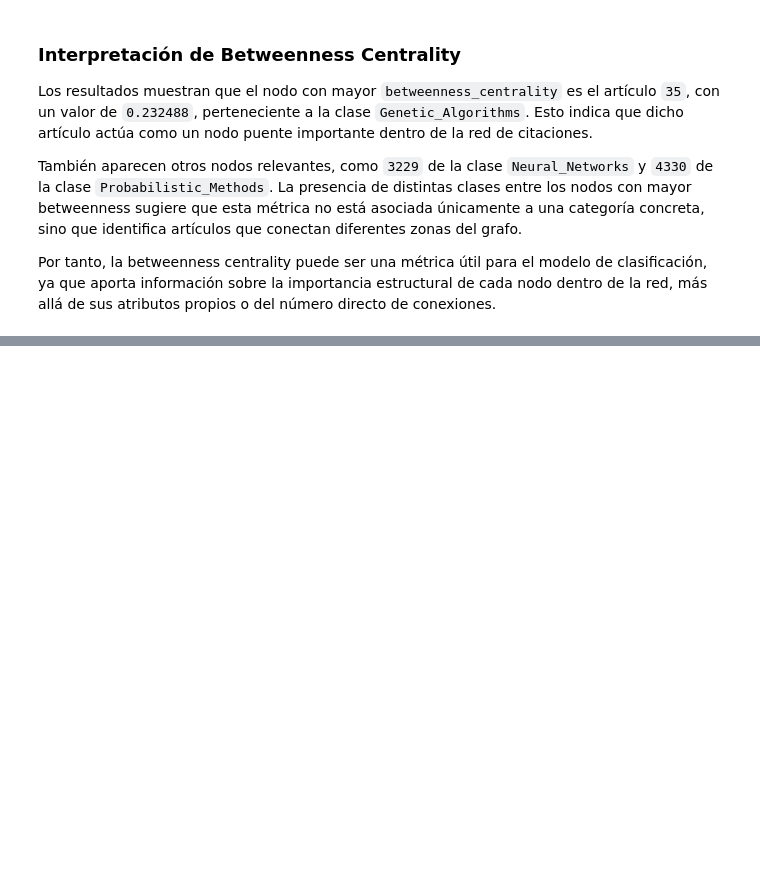
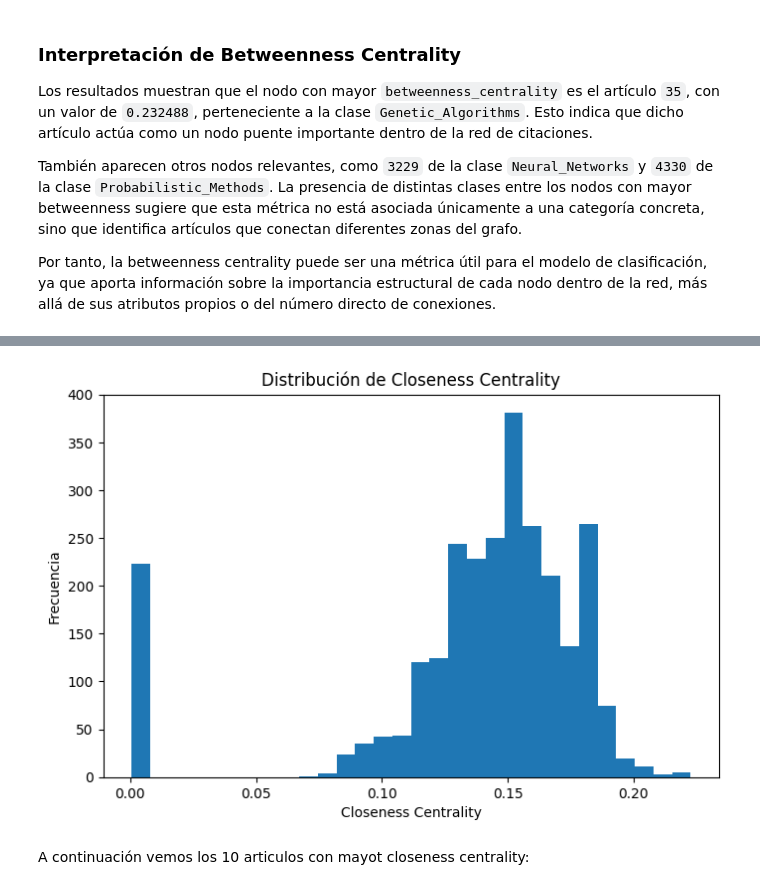
Before and after one commit to enriquepc004/ia-aprendizaje-relacional, a Jupyter notebook: notebooks/02_metricas_relacionales.ipynb, the cells around one changed output, grey strips where cells are left out. Drawn from its saved outputs; the diff is of its cells as text; code cells hidden in the pictures; blank space fills up the shorter version.

Commit message:
Metrica de closeness centrality

```diff
--- a/notebooks/02_metricas_relacionales.ipynb
+++ b/notebooks/02_metricas_relacionales.ipynb
@@ -362,0 +371,4 @@ Por tanto, la betweenness centrality puede ser una métrica útil para el modelo
+# %%
+closeness_centrality = nx.closeness_centrality(G)
+
+print("Número de nodos analizados:", len(closeness_centrality))
@@ -362,0 +379,4 @@ Por tanto, la betweenness centrality puede ser una métrica útil para el modelo
+# %%
+closeness_series = pd.Series(closeness_centrality)
+
+closeness_series.describe()
@@ -362,0 +393,15 @@ Por tanto, la betweenness centrality puede ser una métrica útil para el modelo
+# %%
+plt.figure(figsize=(8,5))
+
+plt.hist(closeness_series, bins=30)
+
+plt.title("Distribución de Closeness Centrality")
+plt.xlabel("Closeness Centrality")
+plt.ylabel("Frecuencia")
+
+plt.savefig("../reports/closeness_centrality_histograma.png")
+plt.show()
+# %% [output]
+[figure, added]
+# %% [markdown]
+A continuación vemos los 10 articulos con mayot closeness centrality:
```
Also changed, not shown: parts of 9 cells of this notebook, 1 other file.
